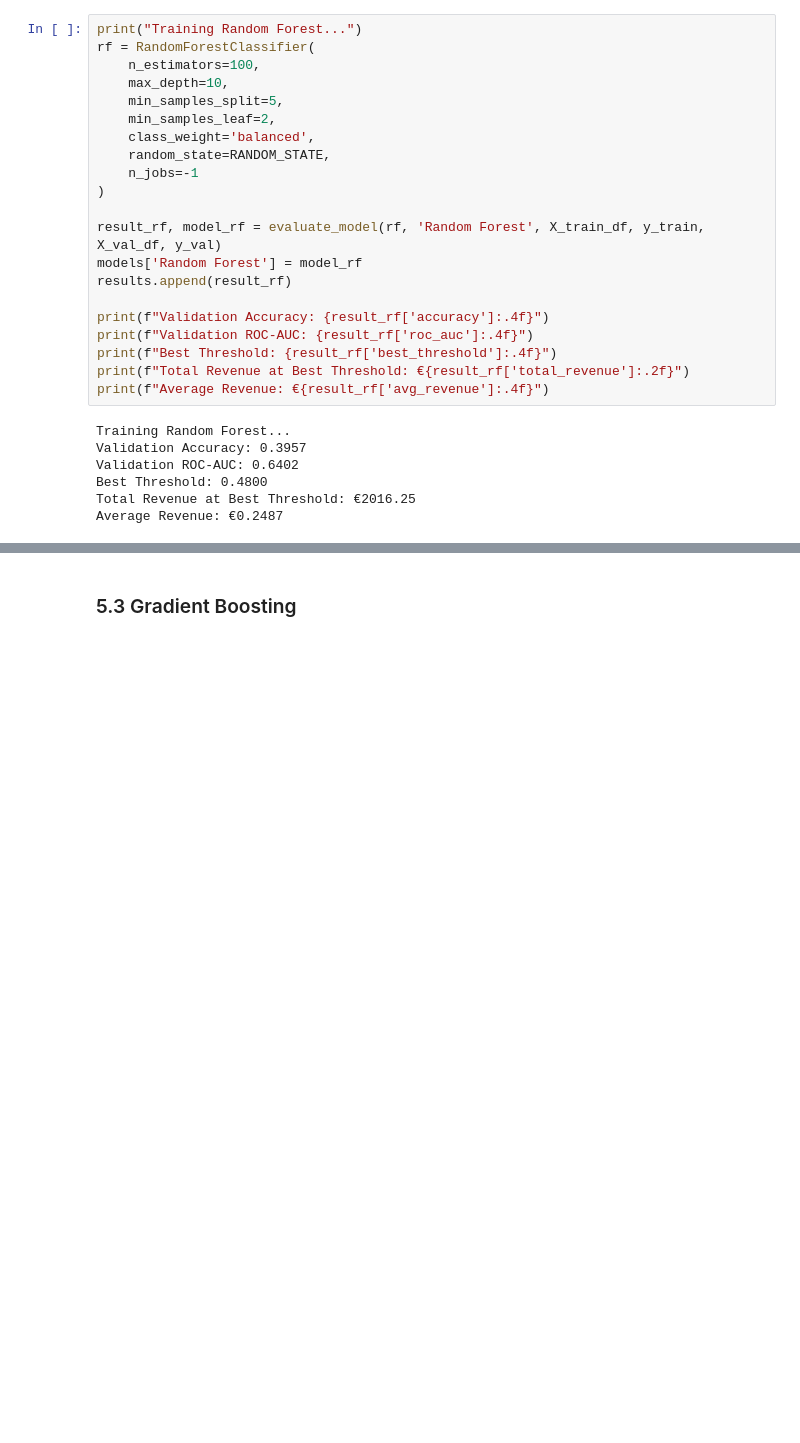
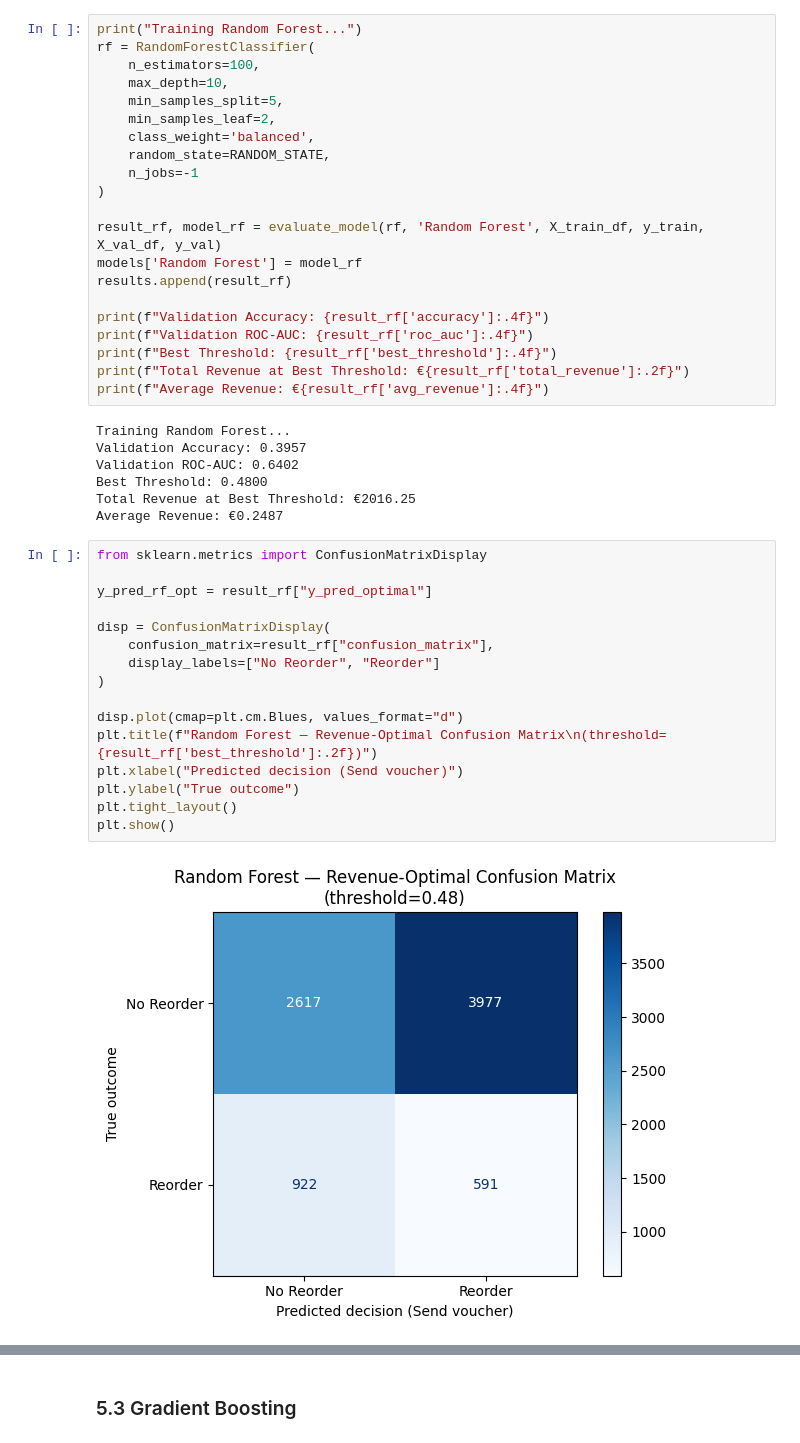
Before and after one commit to ungeralexan/ml_assignment, a Jupyter notebook: project.ipynb, the cells around one changed output, grey strips where cells are left out. Drawn from its saved outputs; the diff is of its cells as text; blank space fills up the shorter version.

```diff
--- a/project.ipynb
+++ b/project.ipynb
@@ -1068,3 +1142,21 @@ Validation ROC-AUC: 0.6402
 Best Threshold: 0.4800
 Total Revenue at Best Threshold: €2016.25
 Average Revenue: €0.2487
+# %%
+from sklearn.metrics import ConfusionMatrixDisplay
+
+y_pred_rf_opt = result_rf["y_pred_optimal"]
+
+disp = ConfusionMatrixDisplay(
+    confusion_matrix=result_rf["confusion_matrix"],
+    display_labels=["No Reorder", "Reorder"]
+)
+
+disp.plot(cmap=plt.cm.Blues, values_format="d")
+plt.title(f"Random Forest — Revenue-Optimal Confusion Matrix\n(threshold={result_rf['best_threshold']:.2f})")
+plt.xlabel("Predicted decision (Send voucher)")
+plt.ylabel("True outcome")
+plt.tight_layout()
+plt.show()
+# %% [output]
+[figure, added]
```
Also changed, not shown: parts of 32 cells of this notebook.
